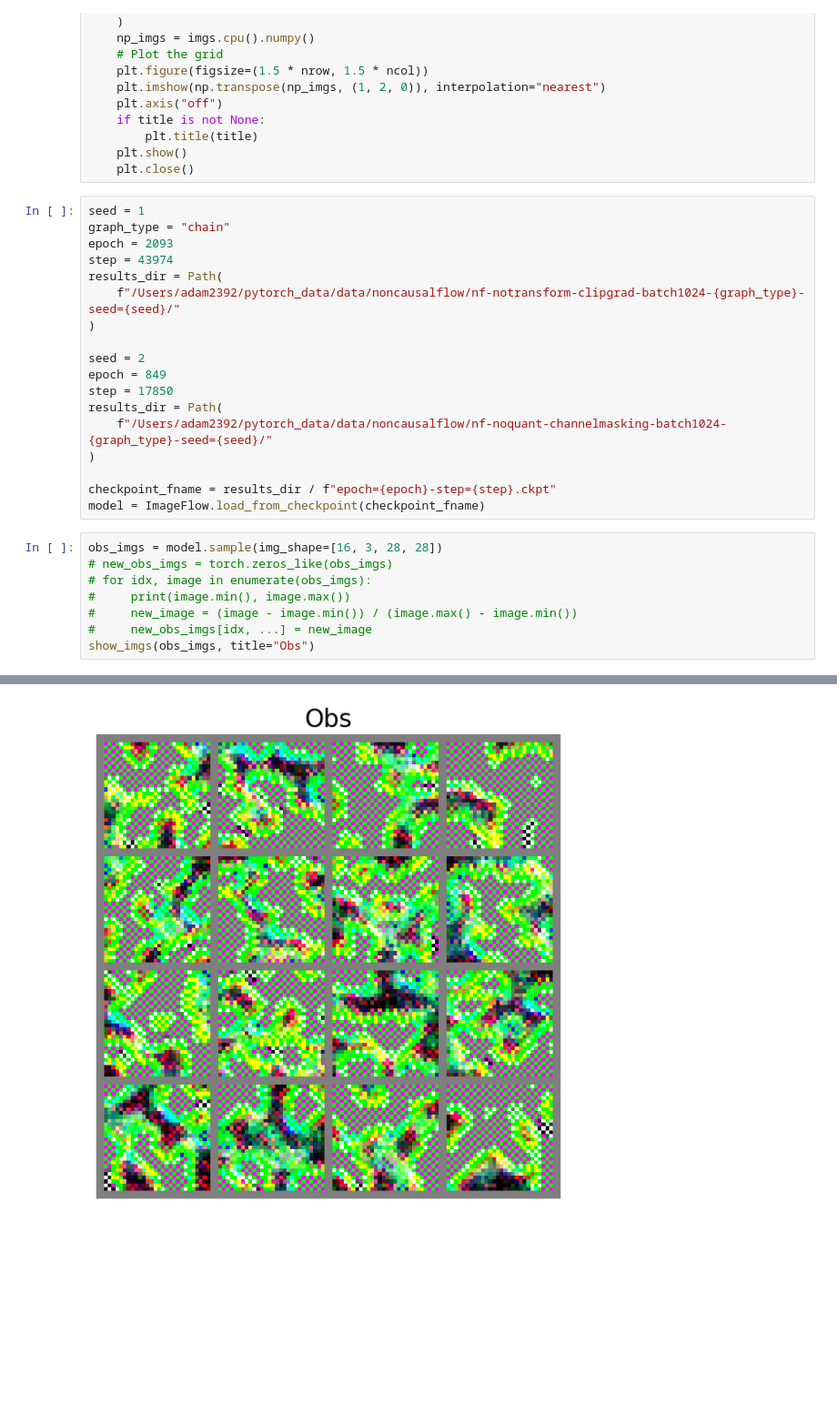
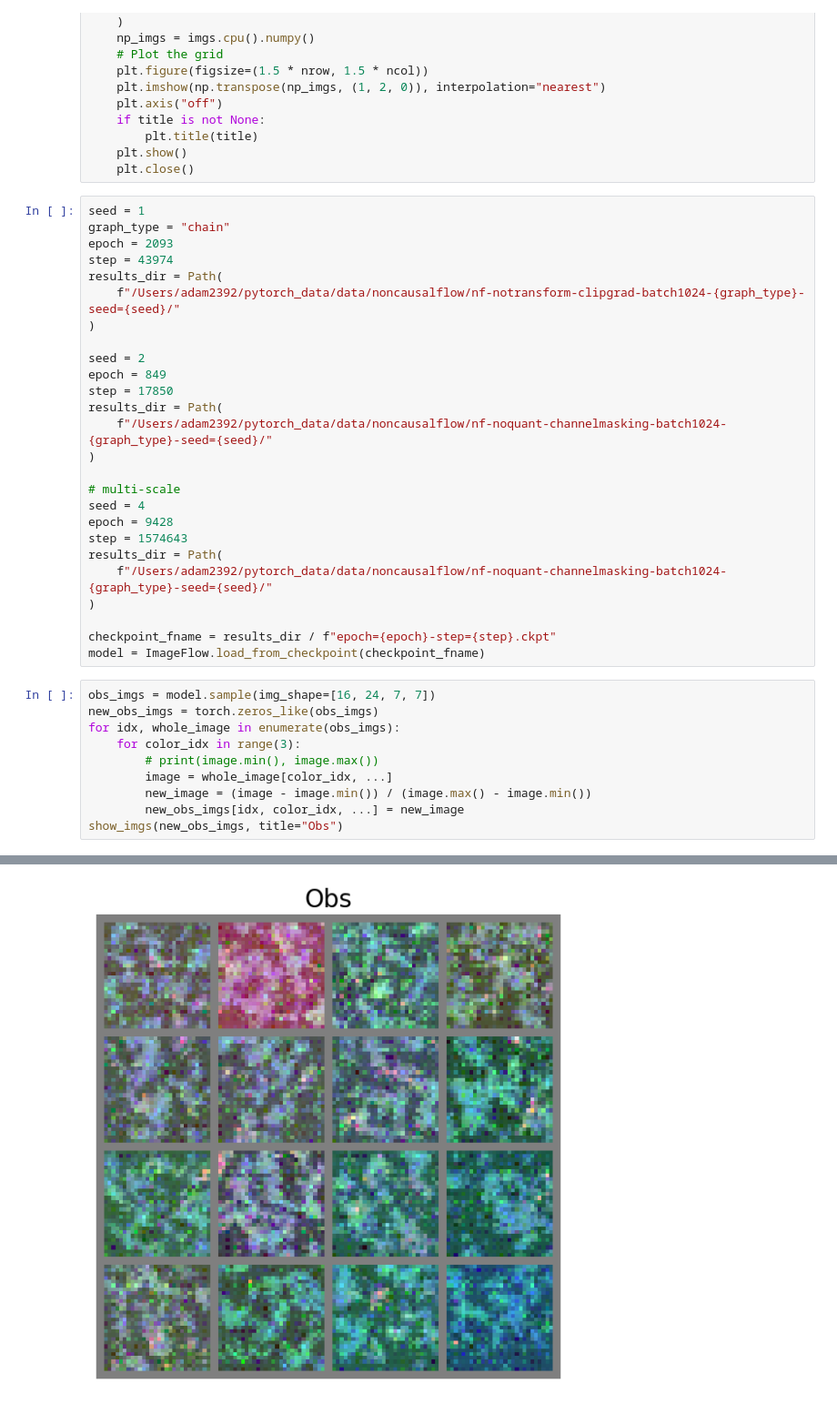
Before and after one commit to tree1111/CDRL, a Jupyter notebook: notebooks/Visualize NF Baseline.ipynb, the cells around one changed output, grey strips where cells are left out. Shown at 91% size. Saved outputs shown, nothing was run; the diff lists cells and outputs as text; blank space fills up the shorter version.

Commit message:
Train 3.1 M model
Signed-off-by: Adam Li <adam2392@gmail.com>

```diff
--- a/notebooks/Visualize NF Baseline.ipynb
+++ b/notebooks/Visualize NF Baseline.ipynb
@@ -75,14 +77,24 @@ results_dir = Path(
     f"/Users/adam2392/pytorch_data/data/noncausalflow/nf-noquant-channelmasking-batch1024-{graph_type}-seed={seed}/"
 )
 
+# multi-scale
+seed = 4
+epoch = 9428
+step = 1574643
+results_dir = Path(
+    f"/Users/adam2392/pytorch_data/data/noncausalflow/nf-noquant-channelmasking-batch1024-{graph_type}-seed={seed}/"
+)
+
 checkpoint_fname = results_dir / f"epoch={epoch}-step={step}.ckpt"
 model = ImageFlow.load_from_checkpoint(checkpoint_fname)
 # %%
-obs_imgs = model.sample(img_shape=[16, 3, 28, 28])
-# new_obs_imgs = torch.zeros_like(obs_imgs)
-# for idx, image in enumerate(obs_imgs):
-#     print(image.min(), image.max())
-#     new_image = (image - image.min()) / (image.max() - image.min())
-#     new_obs_imgs[idx, ...] = new_image
-show_imgs(obs_imgs, title="Obs")
+obs_imgs = model.sample(img_shape=[16, 24, 7, 7])
+new_obs_imgs = torch.zeros_like(obs_imgs)
+for idx, whole_image in enumerate(obs_imgs):
+    for color_idx in range(3):
+        # print(image.min(), image.max())
+        image = whole_image[color_idx, ...]
+        new_image = (image - image.min()) / (image.max() - image.min())
+        new_obs_imgs[idx, color_idx, ...] = new_image
+show_imgs(new_obs_imgs, title="Obs")
 # %% [output]
@@ -90 +119 @@ Clipping input data to the valid range for imshow with RGB data ([0..1] for floa
-[figure, old version]
+[figure, new version]
```
Also changed, not shown: parts of 14 cells of this notebook, 3 other files.
